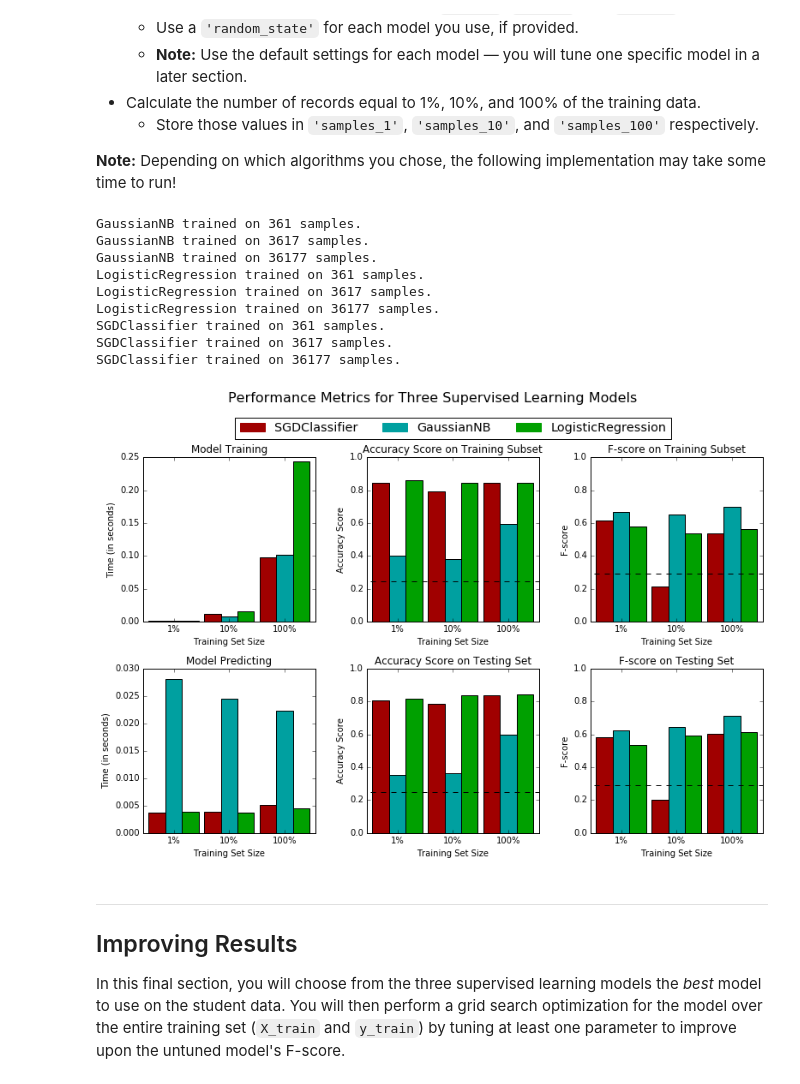
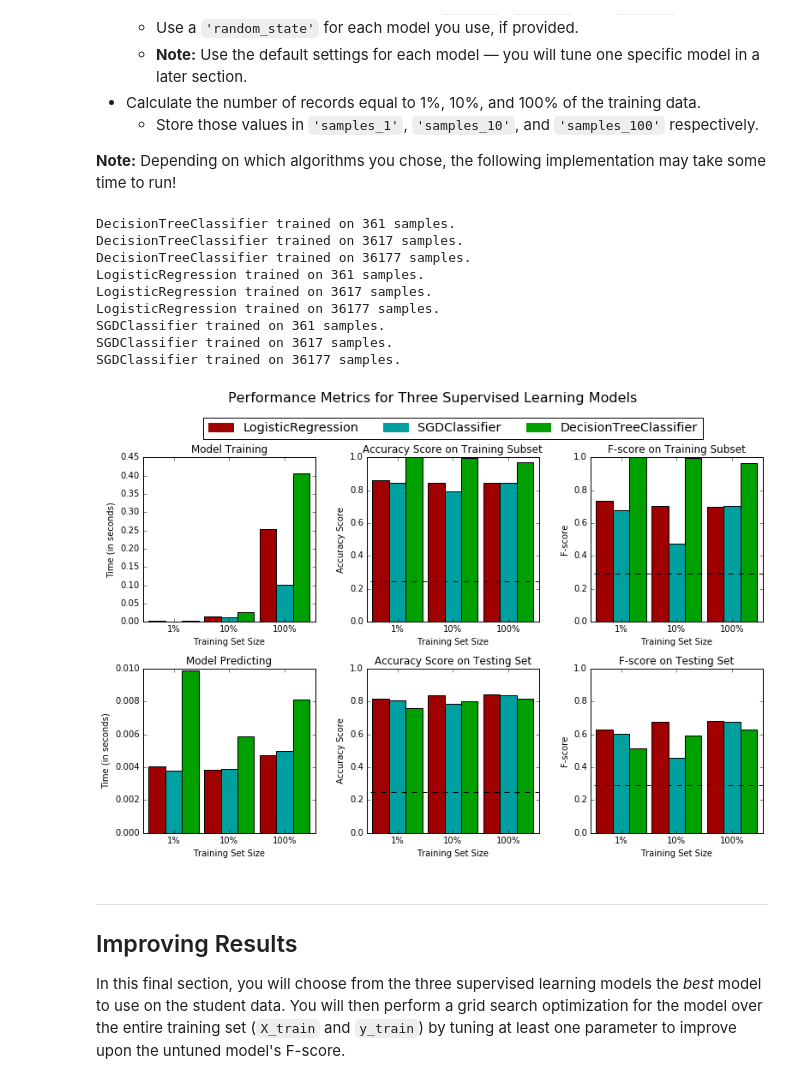
Before and after one commit to FyZyX/finding_donors, a Jupyter notebook: finding_donors.ipynb, the cells around one changed output. Drawn from its saved outputs; the diff is of its cells as text; code cells hidden in the pictures.

```diff
--- a/finding_donors.ipynb
+++ b/finding_donors.ipynb
@@ -344,16 +344,16 @@ def train_predict(learner, sample_size, X_train, y_train, X_test, y_test):
     results['pred_time'] = end - start
 
     # TODO: Compute accuracy on the first 300 training samples which is y_train[:300]
-    results['acc_train'] = accuracy_score(predictions_train, y_train[:300])
+    results['acc_train'] = accuracy_score(y_train[:300], predictions_train)
 
     # TODO: Compute accuracy on test set using accuracy_score()
-    results['acc_test'] = accuracy_score(predictions_test, y_test)
+    results['acc_test'] = accuracy_score(y_test, predictions_test)
 
     # TODO: Compute F-score on the the first 300 training samples using fbeta_score()
-    results['f_train'] = fbeta_score(predictions_train, y_train[:300], 0.5)
+    results['f_train'] = fbeta_score(y_train[:300], predictions_train, 0.5)
 
     # TODO: Compute F-score on the test set which is y_test
-    results['f_test'] = fbeta_score(predictions_test, y_test, 0.5)
+    results['f_test'] = fbeta_score(y_test, predictions_test, 0.5)
 
     # Success
     print "{} trained on {} samples.".format(learner.__class__.__name__, sample_size)
@@ -373,45 +373,45 @@ In the code cell, you will need to implement the following:
 **Note:** Depending on which algorithms you chose, the following implementation may take some time to run!
 # %%
 # TODO: Import the three supervised learning models from sklearn
-from sklearn.naive_bayes import GaussianNB
+from sklearn.tree import DecisionTreeClassifier
 from sklearn.linear_model import LogisticRegression
 from sklearn.linear_model import SGDClassifier
 
 # TODO: Initialize the three models
-clf_A = GaussianNB()
+clf_A = DecisionTreeClassifier()
 clf_B = LogisticRegression(random_state=1)
 clf_C = SGDClassifier(random_state=1)
 
 # TODO: Calculate the number of samples for 1%, 10%, and 100% of the training data
 # HINT: samples_100 is the entire training set i.e. len(y_train)
 # HINT: samples_10 is 10% of samples_100
 # HINT: samples_1 is 1% of samples_100
 samples_100 = len(y_train)
 samples_10 = int(0.1 * samples_100)
 samples_1 = int(0.01 * samples_100)
 
 # Collect results on the learners
 results = {}
 for clf in [clf_A, clf_B, clf_C]:
     clf_name = clf.__class__.__name__
     results[clf_name] = {}
     for i, samples in enumerate([samples_1, samples_10, samples_100]):
         results[clf_name][i] = \
         train_predict(clf, samples, X_train, y_train, X_test, y_test)
 
 # Run metrics visualization for the three supervised learning models chosen
 vs.evaluate(results, accuracy, fscore)
 # %% [output]
-GaussianNB trained on 361 samples.
-GaussianNB trained on 3617 samples.
-GaussianNB trained on 36177 samples.
+DecisionTreeClassifier trained on 361 samples.
+DecisionTreeClassifier trained on 3617 samples.
+DecisionTreeClassifier trained on 36177 samples.
 LogisticRegression trained on 361 samples.
 LogisticRegression trained on 3617 samples.
 LogisticRegression trained on 36177 samples.
 SGDClassifier trained on 361 samples.
 SGDClassifier trained on 3617 samples.
 SGDClassifier trained on 36177 samples.
-[figure, old version]
+[figure, new version]
 # %% [markdown]
 ----
 ## Improving Results
```
Also changed, not shown: parts of 10 cells of this notebook, 1 other file.
